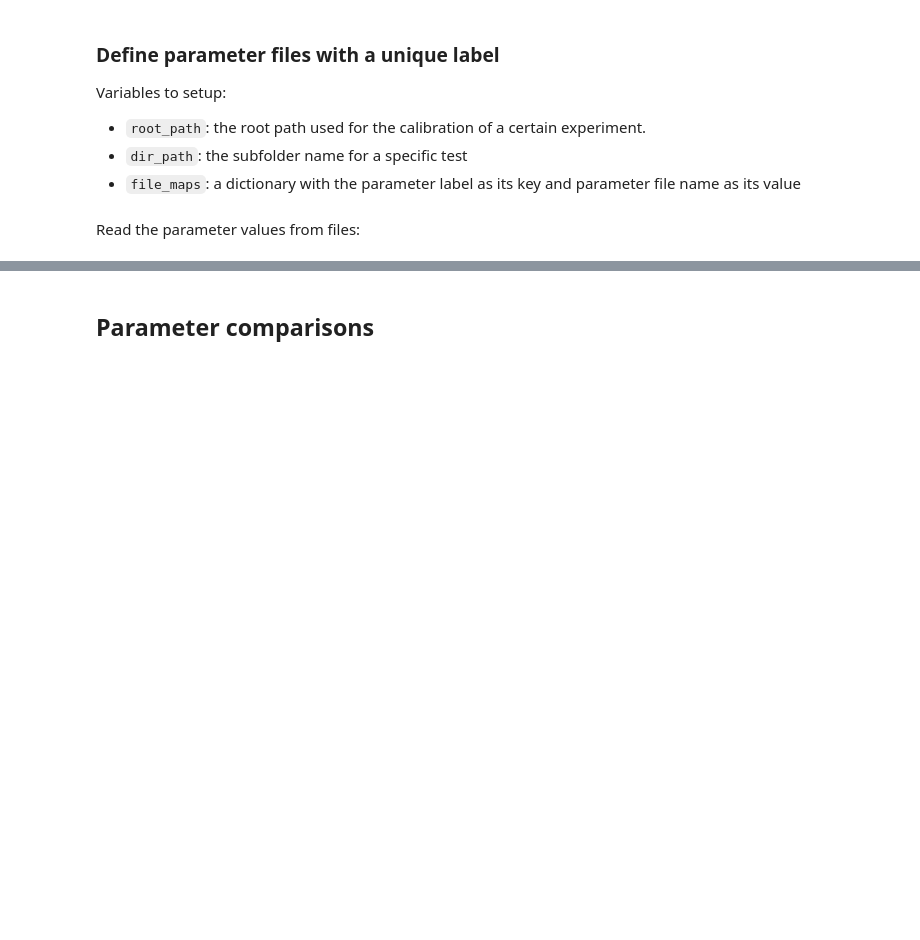
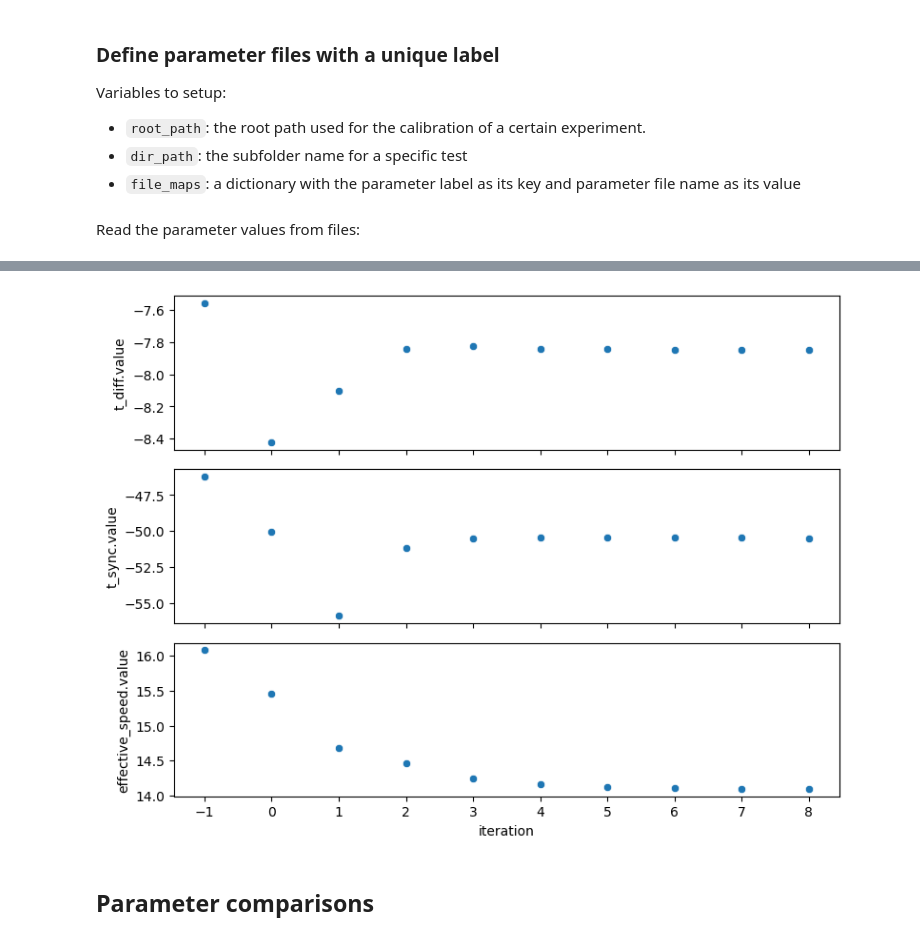
Before and after one commit to YanzhaoW/r3b_jupyter, a Jupyter notebook: meetings/R3B2025York/millepede_check.ipynb, the cells around one changed output, grey strips where cells are left out. Cells and saved outputs as stored; diff of their text form; code cells hidden in the pictures; blank space fills up the shorter version.

```diff
--- a/meetings/R3B2025York/millepede_check.ipynb
+++ b/meetings/R3B2025York/millepede_check.ipynb
@@ -63,2 +78,19 @@ Number of modules: 1300
+# %%
+module_id = 756
+selected_pars = all_pars[all_pars["bar_id"] == module_id]
+# sns.set_context("notebook",rc={'axes.grid' : True})
+# sns.set_theme(style="whitegrid")
+g = sns.PairGrid(
+    selected_pars,
+    x_vars="iteration",
+    y_vars=["t_diff.value", "t_sync.value", "effective_speed.value"],
+    aspect=4,
+    height=2,
+    despine=False,
+)
+g.map(sns.scatterplot)
+g.set(xticks=range(-1, all_pars["iteration"].max() + 1));
+# %% [output]
+[figure, added]
 # %% [markdown]
 ## Parameter comparisons
```
Also changed, not shown: parts of 10 cells of this notebook.
